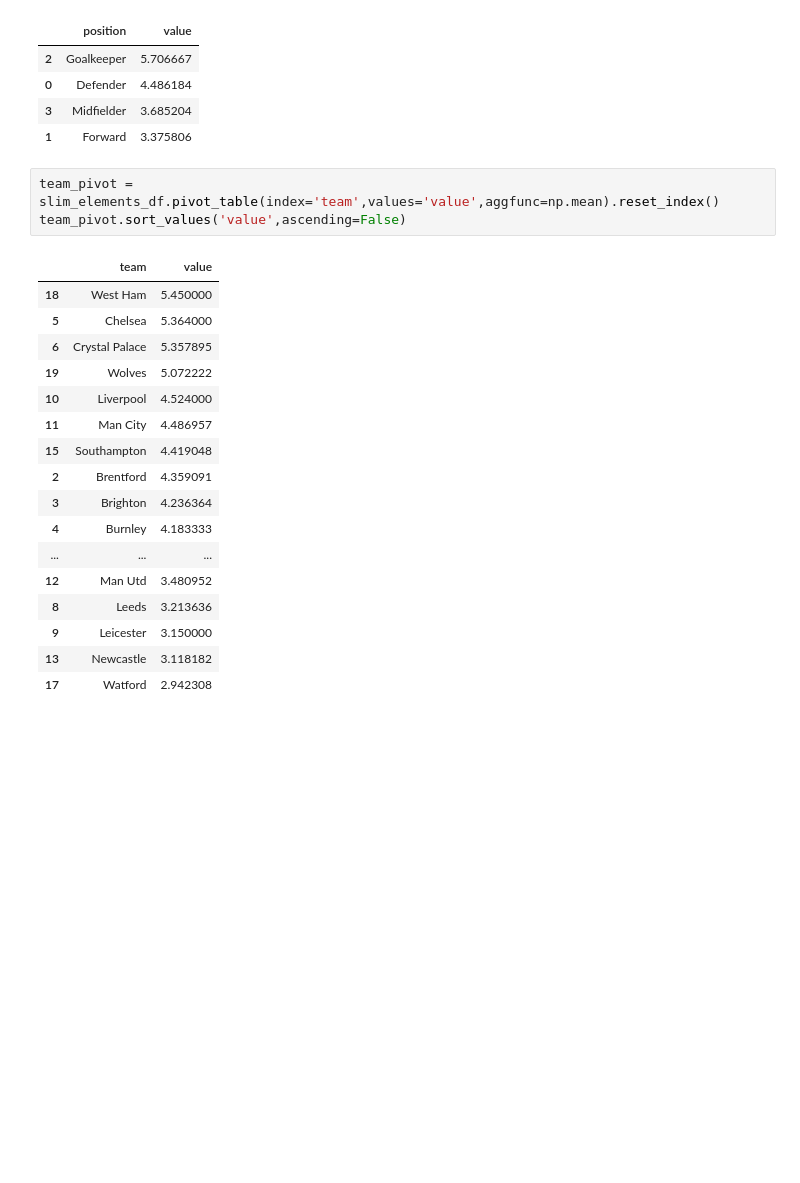
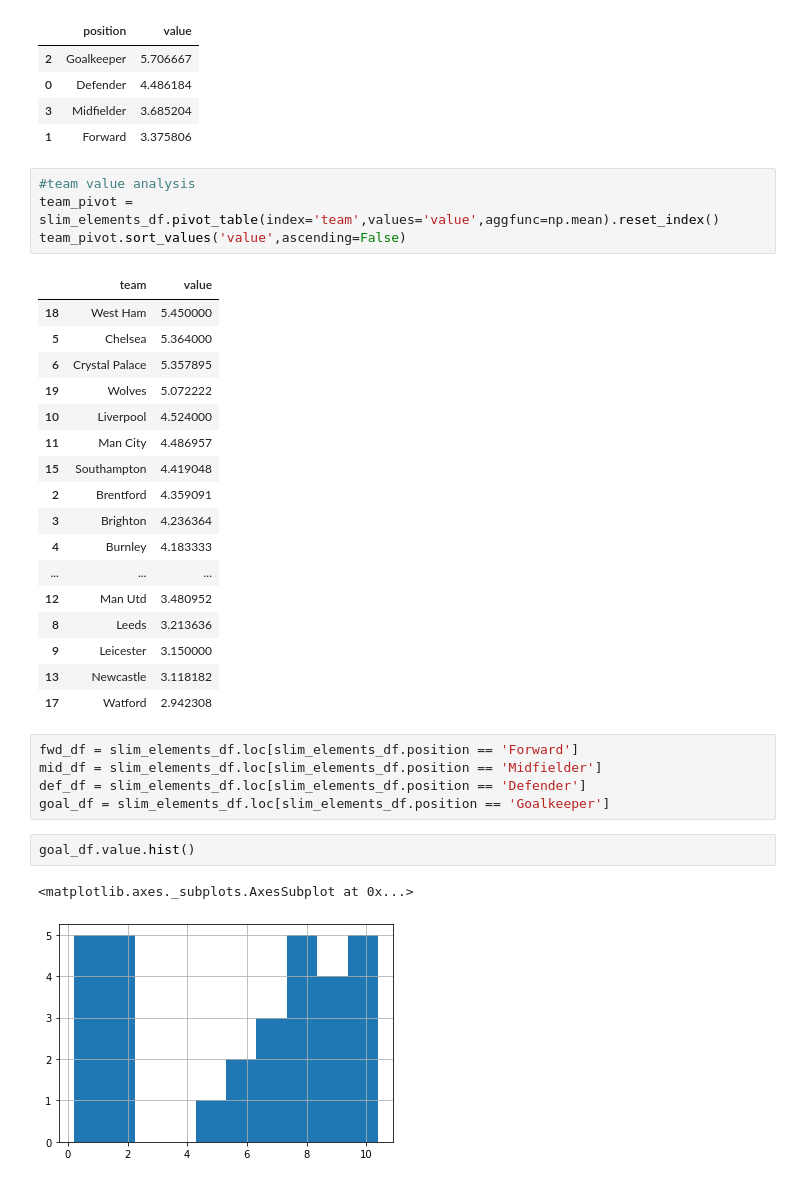
Before and after one commit to Tdavies92/AcademyPublic, a Jupyter notebook: FPL (basic).ipynb, the cells around one changed output. Drawn from its saved outputs; the diff is of its cells as text; blank space fills up the shorter version.

```diff
--- a/FPL (basic).ipynb
+++ b/FPL (basic).ipynb
@@ -170,6 +170,7 @@ pivot.sort_values('value',ascending=False)
 | 3 | Midfielder | 3.685204 |
 | 1 | Forward | 3.375806 |
 # %%
+#team value analysis
 team_pivot = slim_elements_df.pivot_table(index='team',values='value',aggfunc=np.mean).reset_index()
 team_pivot.sort_values('value',ascending=False)
 # %% [output]
@@ -190,3 +191,13 @@ team_pivot.sort_values('value',ascending=False)
 | 9 | Leicester | 3.150000 |
 | 13 | Newcastle | 3.118182 |
 | 17 | Watford | 2.942308 |
+# %%
+fwd_df = slim_elements_df.loc[slim_elements_df.position == 'Forward']
+mid_df = slim_elements_df.loc[slim_elements_df.position == 'Midfielder']
+def_df = slim_elements_df.loc[slim_elements_df.position == 'Defender']
+goal_df = slim_elements_df.loc[slim_elements_df.position == 'Goalkeeper']
+# %%
+goal_df.value.hist()
+# %% [output]
+<matplotlib.axes._subplots.AxesSubplot at 0x...>
+[figure, added]
```
Also changed, not shown: parts of 1 cell of this notebook.
